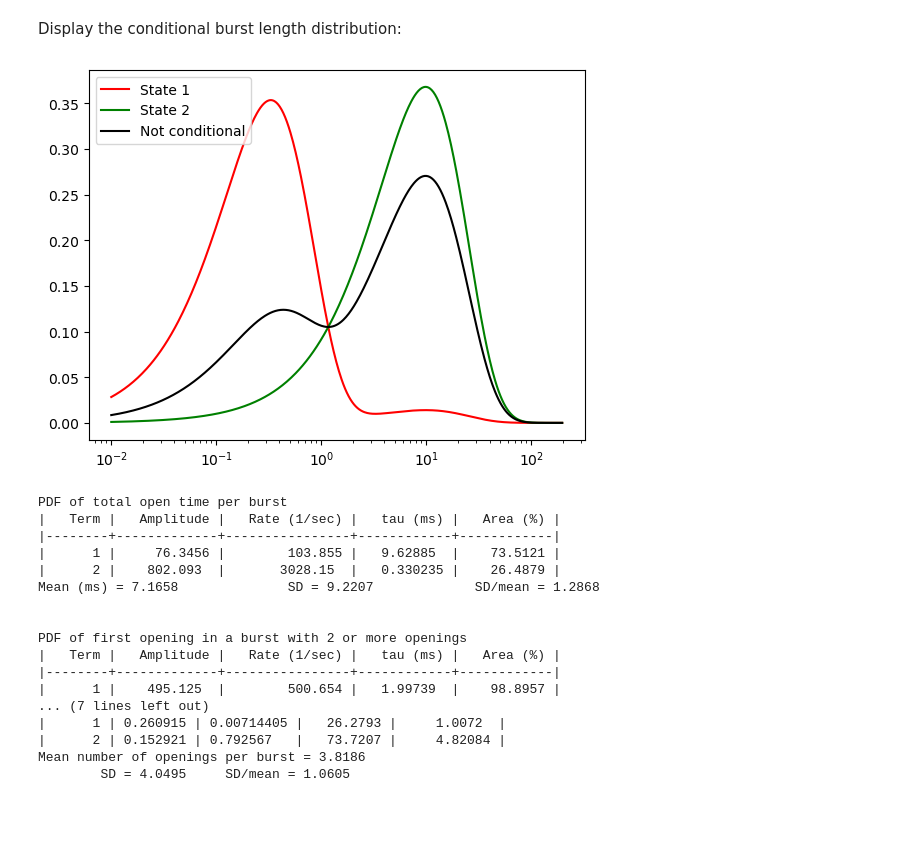
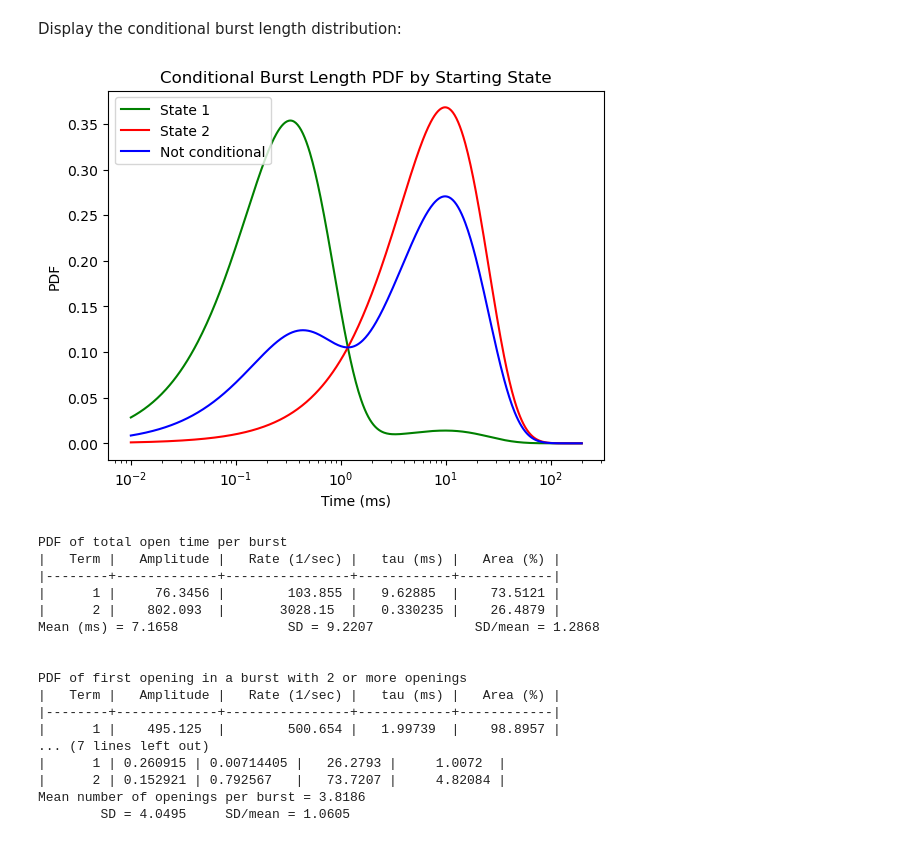
Before and after one commit to DCPROGS/SCALCS, a Jupyter notebook: examples/Burst.ipynb, the cells around one changed output. Saved outputs shown, nothing was run; the diff lists cells and outputs as text; code cells hidden in the pictures; blank space fills up the shorter version.

```diff
--- a/examples/Burst.ipynb
+++ b/examples/Burst.ipynb
@@ -80,16 +75,9 @@ Text(0.5, 1.0, 'The burst length pdf')
 # %% [markdown]
 Display the conditional burst length distribution:
-# %%
-t, fbst, cfbst = burst.calculate_burst_length_pdf(conditional=True)
-plots = []
-for i in range(mec.kA):
-    handle, = plt.semilogx(t*1000, cfbst[i], my_colour[i]+'-', label="State {0:d}".format(i+1))
-    plots.append(handle)
-handle, = plt.semilogx(t*1000, fbst, 'k-', label="Not conditional")
-plots.append(handle)
-plt.legend(handles=plots);
-# %% [output]
-[figure, removed]
+# %%
+burst.plot_conditional_burst_length_pdf()
+# %% [output]
+[figure, added]
 # %%
 print(burst.print_openings_pdf)
 # %% [output]
```
Also changed, not shown: parts of 7 cells of this notebook, 3 other files.
